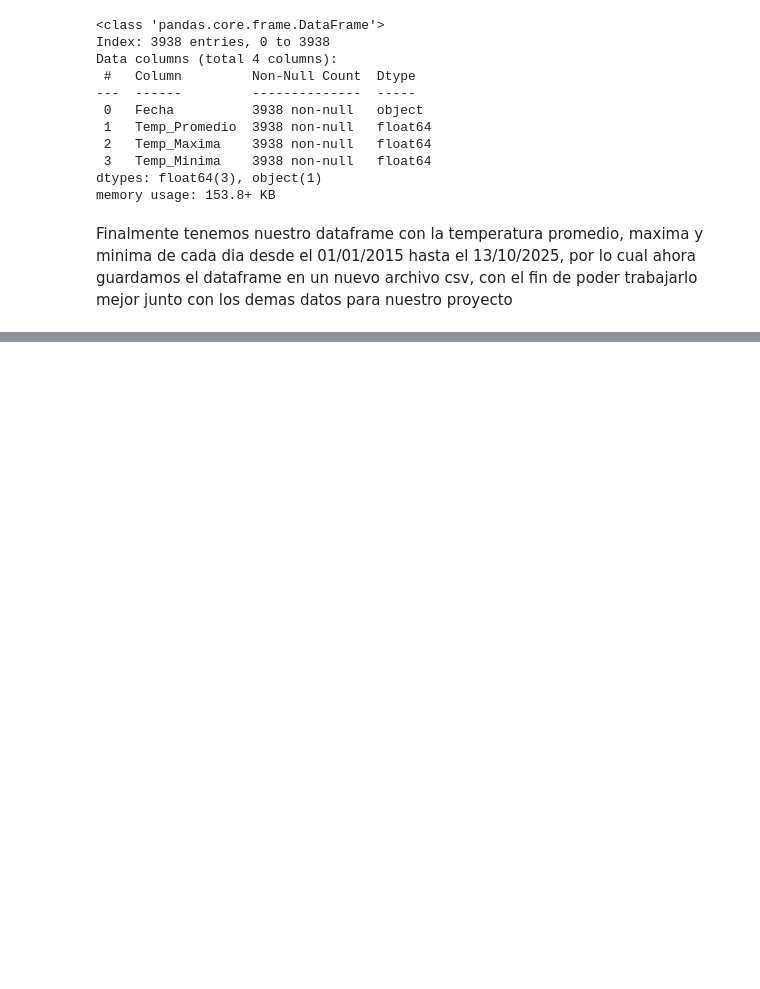
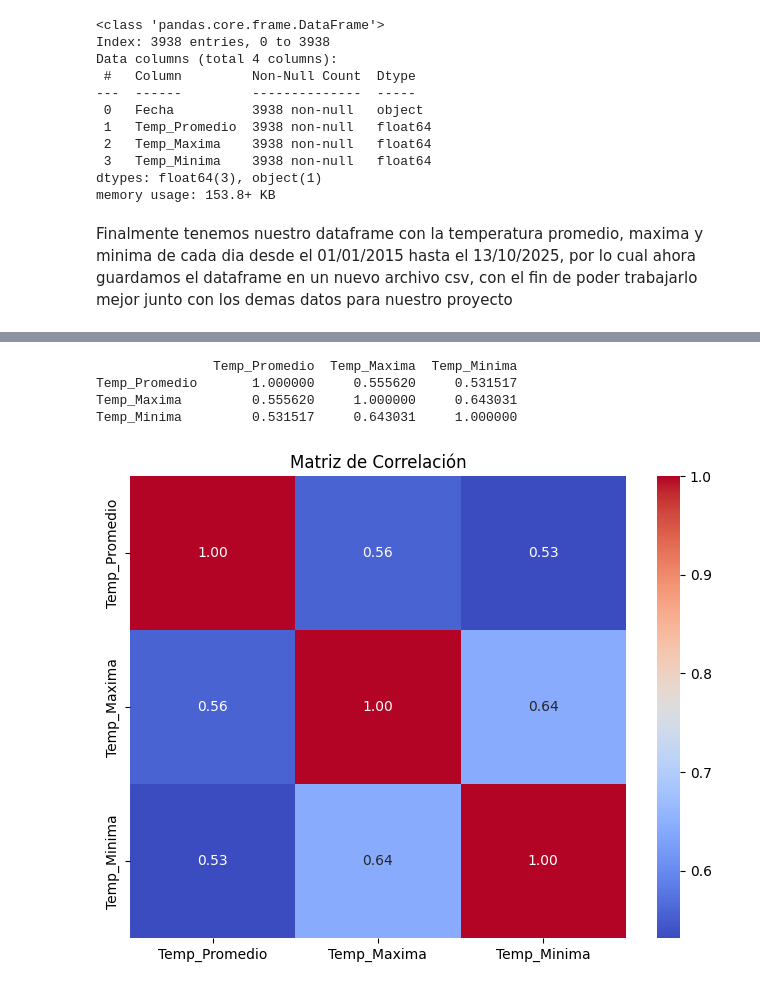
Before and after one commit to vtyphoonic/IMT2200-Proyecto, a Jupyter notebook: notebooks/Data_Meteorologica.ipynb, the cells around one changed output, grey strips where cells are left out. Saved outputs shown, nothing was run; the diff lists cells and outputs as text; code cells hidden in the pictures; blank space fills up the shorter version.

```diff
--- a/notebooks/Data_Meteorologica.ipynb
+++ b/notebooks/Data_Meteorologica.ipynb
@@ -401,0 +503,16 @@ df_diario.to_csv("datos_meteorologicos_semi-limpios.csv", index=False)
+# %%
+columnas_numericas = df_temperaturas[['Temp_Promedio', 'Temp_Maxima', 'Temp_Minima']]
+corr = columnas_numericas.corr()
+print(corr)
+
+# Visualizar la matriz de correlación con un heatmap
+plt.figure(figsize=(8, 6))
+sns.heatmap(corr, annot=True, cmap='coolwarm', fmt='.2f')
+plt.title("Matriz de Correlación")
+plt.show()
+# %% [output]
+               Temp_Promedio  Temp_Maxima  Temp_Minima
+Temp_Promedio       1.000000     0.555620     0.531517
+Temp_Maxima         0.555620     1.000000     0.643031
+Temp_Minima         0.531517     0.643031     1.000000
+[figure, added]
```
Also changed, not shown: parts of 20 cells of this notebook, 6 other files.
